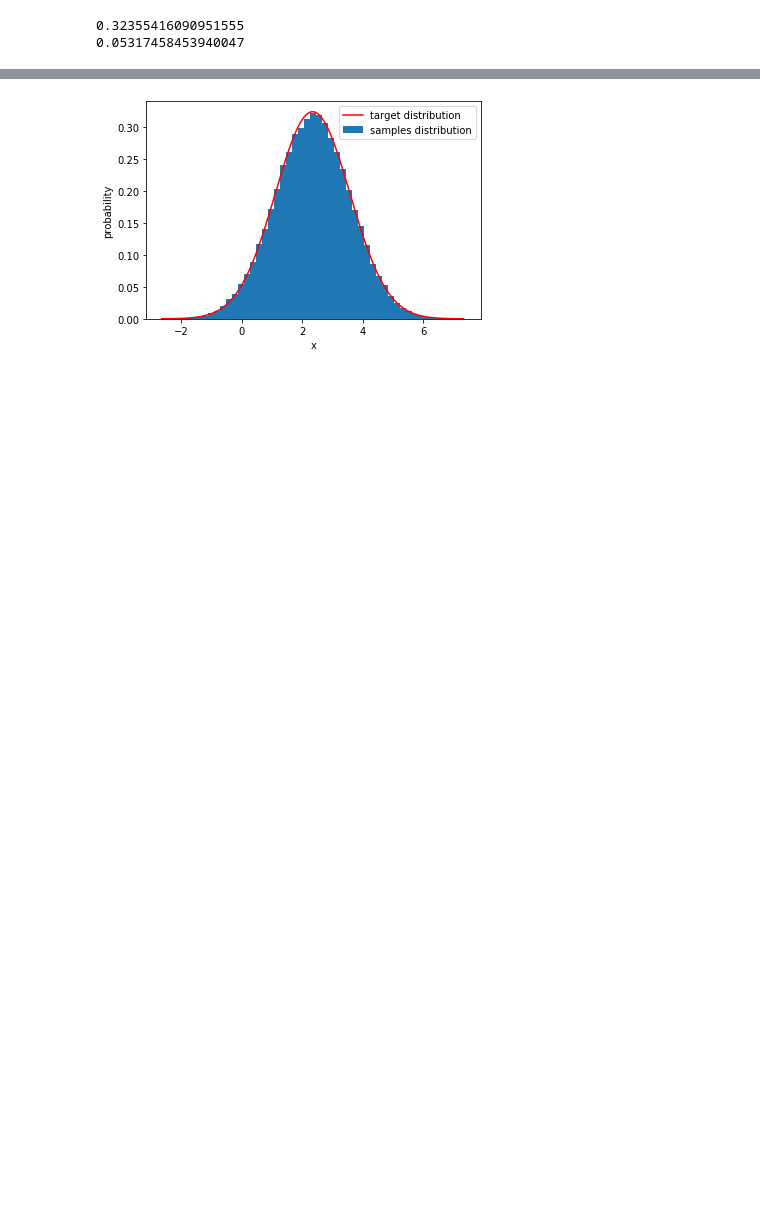
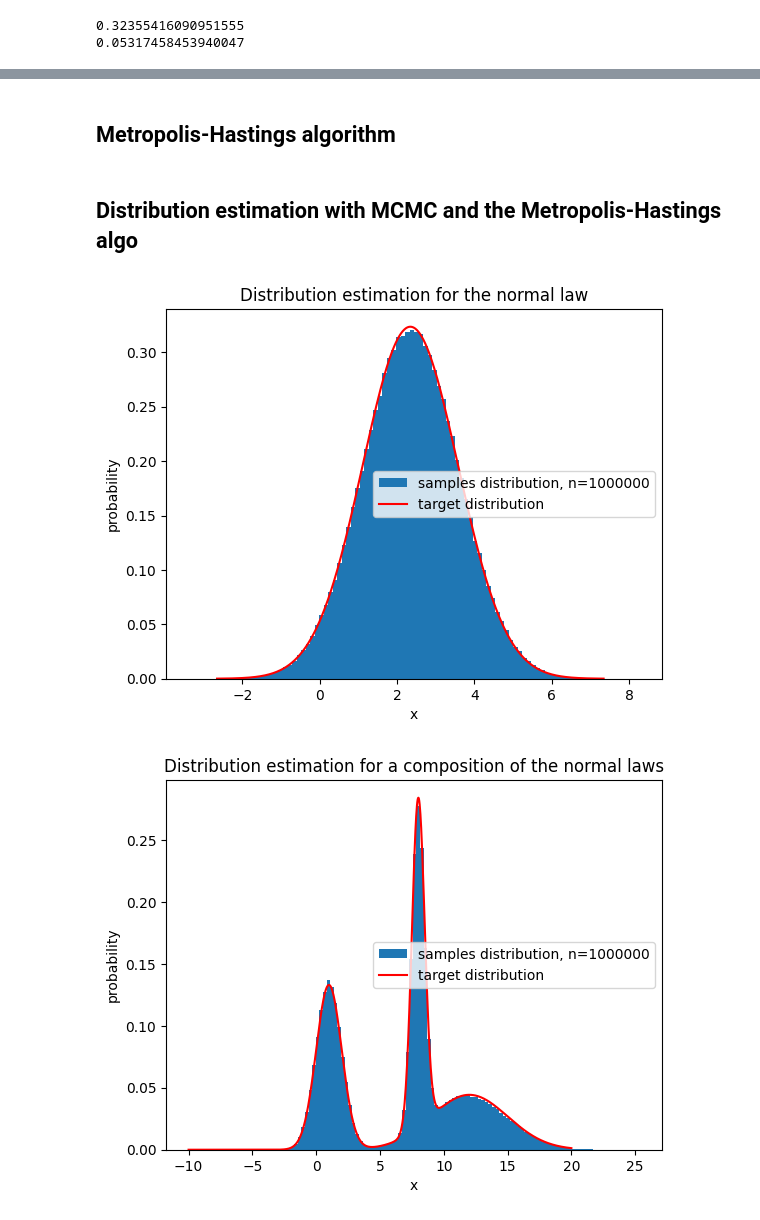
Before and after one commit to DiorAdama/MCMC, a Jupyter notebook: gaussian_mcmc.ipynb, the cells around one changed output, grey strips where cells are left out. Cells and saved outputs as stored; diff of their text form; code cells hidden in the pictures; blank space fills up the shorter version.

Commit message:
added another distribution and mc progression plot

```diff
--- a/gaussian_mcmc.ipynb
+++ b/gaussian_mcmc.ipynb
@@ -7,12 +14,18 @@ def normal_dist(x, mu, sig):
 
 mu = 2.34321
 sig = 1.233
-def target_dist(x):
+def target_dist_0(x):
     return normal_dist(x, mu, sig)
 
 
-print(target_dist(mu))
-print(target_dist(0))
+print(target_dist_0(mu))
+print(target_dist_0(0))
 # %% [output]
 0.32355416090951555
 0.05317458453940047
+# %%
+def target_dist_1(x):
+    return (normal_dist(x,1,1)+normal_dist(x,8,0.5)+normal_dist(x,12,3))/3
+
+print(target_dist_1(1))
+print(target_dist_1(0))
@@ -29,5 +48,7 @@ print(MarkovTransition(0))
+# %% [markdown]
+## Metropolis-Hastings algorithm
 # %%
-def metropolis_mcmc(n):
+def metropolis_mcmc(n,target_dist):
     Xs = (random.random()-0.5)*10
     samples = [Xs]
     for i in range(n):
@@ -40,22 +61,31 @@ def metropolis_mcmc(n):
         else:
             samples.append(xi)
     return samples
+# %% [markdown]
+## Distribution estimation with MCMC and the Metropolis-Hastings algo
+# %%
+n=10**6
 # %%
 from matplotlib import pyplot as plt
 import numpy as np
 
-n = 100000
-samples = metropolis_mcmc(n)
-Y = [0 for _ in range(len(samples))]
-plt.hist(samples, density=True, bins=50, label = "samples distribution")
+def distribution_estimation(n,target_dist,bounds,title):
+    samples = metropolis_mcmc(n,target_dist)
+    Y = [0 for _ in range(len(samples))]
+    plt.hist(samples, density=True, bins=100, label = "samples distribution, n="+str(n))
 
-targetX = np.linspace(mu-5, mu+5, 1000)
-targetY = [target_dist(x) for x in targetX]
-plt.plot(targetX, targetY, color="red", label="target distribution")
+    targetX = np.linspace(bounds[0], bounds[1], 1000)
+    targetY = [target_dist(x) for x in targetX]
+    plt.plot(targetX, targetY, color="red", label="target distribution")
+    plt.title(title)
+    plt.xlabel("x")
+    plt.ylabel("probability")
+    plt.legend()
+    plt.show()
+    return samples
 
-plt.xlabel("x")
-plt.ylabel("probability")
-plt.legend()
-plt.show()
+samples1=distribution_estimation(n,target_dist_0,(mu-5, mu+5),'Distribution estimation for the normal law')
+samples2=distribution_estimation(n,target_dist_1,(-10,20),'Distribution estimation for a composition of the normal laws')
 # %% [output]
-[figure, old version]
+[figure, new version]
+[figure, added]
```
Also changed, not shown: parts of 7 cells of this notebook.
